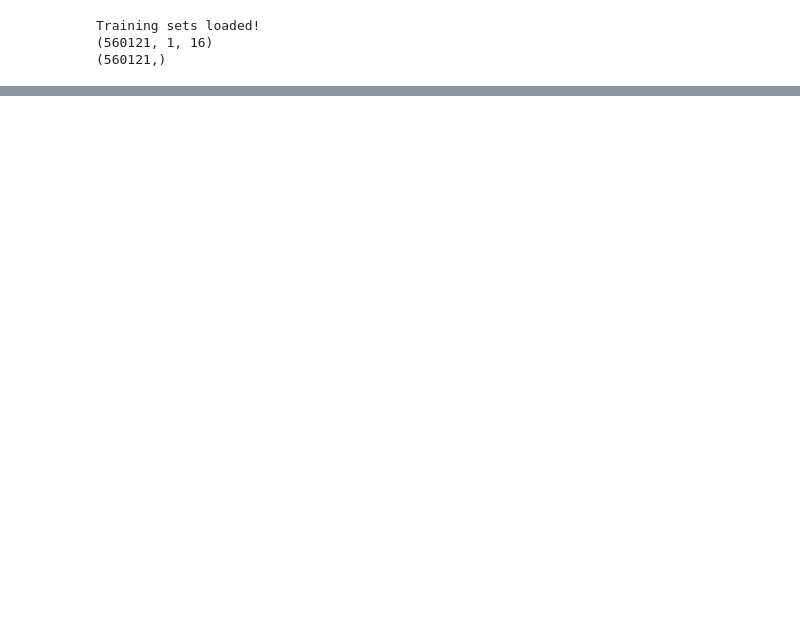
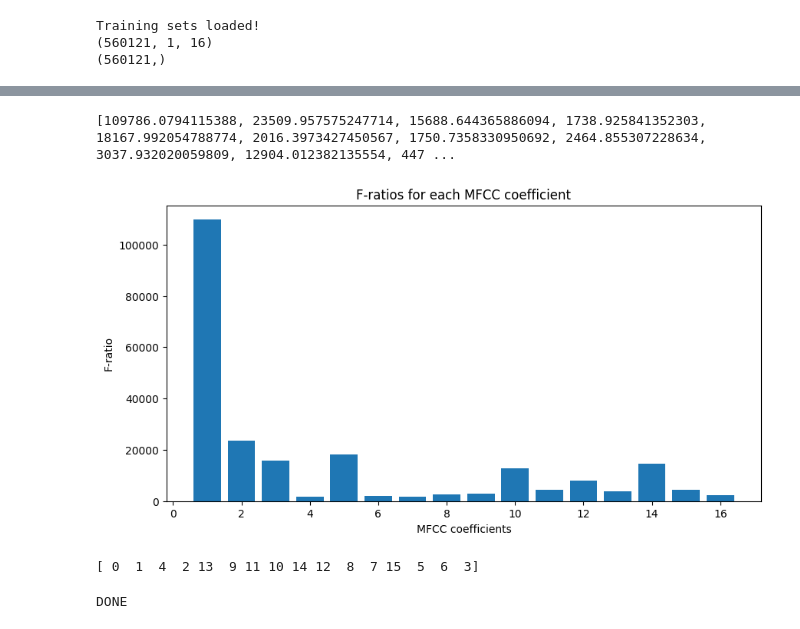
Before and after one commit to hugo-gclvs/kmutt_intership_project_v2, a Jupyter notebook: data_visualization.ipynb, the cells around one changed output, grey strips where cells are left out. Cells and saved outputs as stored; diff of their text form; code cells hidden in the pictures; blank space fills up the shorter version.

Commit message:
refact and implement f-ratios

```diff
--- a/data_visualization.ipynb
+++ b/data_visualization.ipynb
@@ -106,0 +35,14 @@ def plot_pca(X, y, mapping):
+# %%
+def calculate_f_ratios(mfcc_data, labels):
+    f_ratios = []
+    n_mfcc = mfcc_data.shape[2]  # 16 MFCCs
+
+    for i in range(n_mfcc):
+        # Extraire les valeurs du coefficient MFCC i pour chaque classe
+        class_data = [mfcc_data[labels == label, 0, i] for label in np.unique(labels)]
+
+        # Calculer le F-ratio en utilisant une ANOVA à un facteur
+        f_val, p_val = f_oneway(*class_data)
+        f_ratios.append(f_val)
+
+    return f_ratios
@@ -106,0 +81,33 @@ def plot_pca(X, y, mapping):
+# %%
+f_ratios = calculate_f_ratios(X, y)
+print(f_ratios)
+# %% [output]
+[109786.0794115388, 23509.957575247714, 15688.644365886094, 1738.925841352303, 18167.992054788774, 2016.3973427450567, 1750.7358330950692, 2464.855307228634, 3037.932020059809, 12904.012382135554, 447 ...
+# %%
+# draw the F-ratios
+import matplotlib.pyplot as plt
+
+plt.figure(figsize=(10, 5))
+plt.bar(range(1, 17), f_ratios)
+plt.xlabel("MFCC coefficients")
+plt.ylabel("F-ratio")
+plt.title("F-ratios for each MFCC coefficient")
+plt.show()
+# %% [output]
+[figure, added]
+# %%
+# rank the F-ratios
+sorted_indices = np.argsort(f_ratios)[::-1]
+print(sorted_indices)
+# %% [output]
+[ 0  1  4  2 13  9 11 10 14 12  8  7 15  5  6  3]
+# %%
+top_3_indices = get_top_3_coefficients(f_ratios)
+
+# only keep the first 1000 samples for each class to speed up the computation
+X = np.concatenate([X[y == label][:1000] for label in np.unique(y)], axis=0)
+y = np.concatenate([np.full(1000, label) for label in np.unique(y)], axis=0)
+
+plot_3d_interactive(X, y, top_3_indices, mapping)
+# %% [output]
+DONE
```
Also changed, not shown: parts of 9 cells of this notebook, 3 other files.
